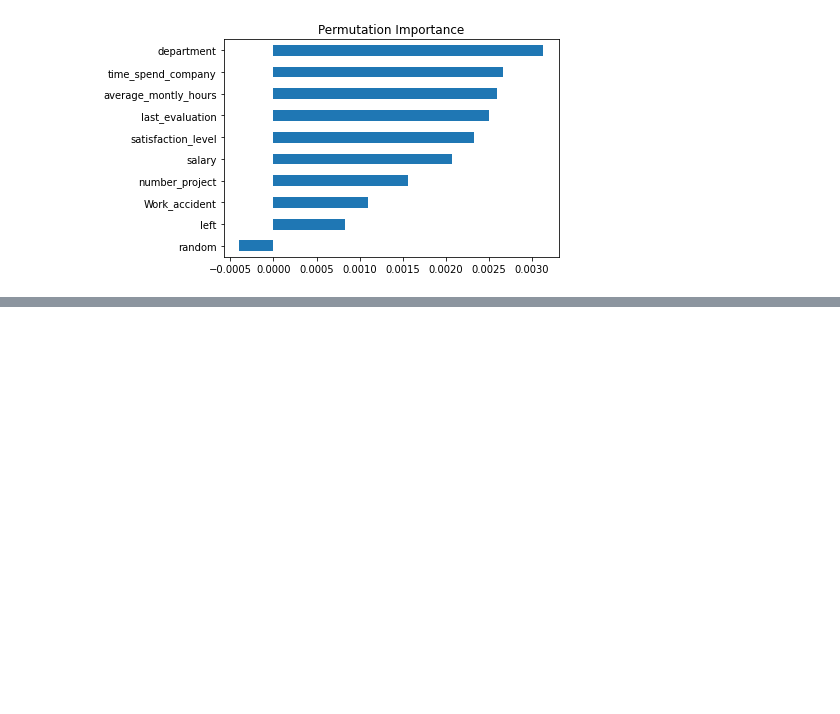
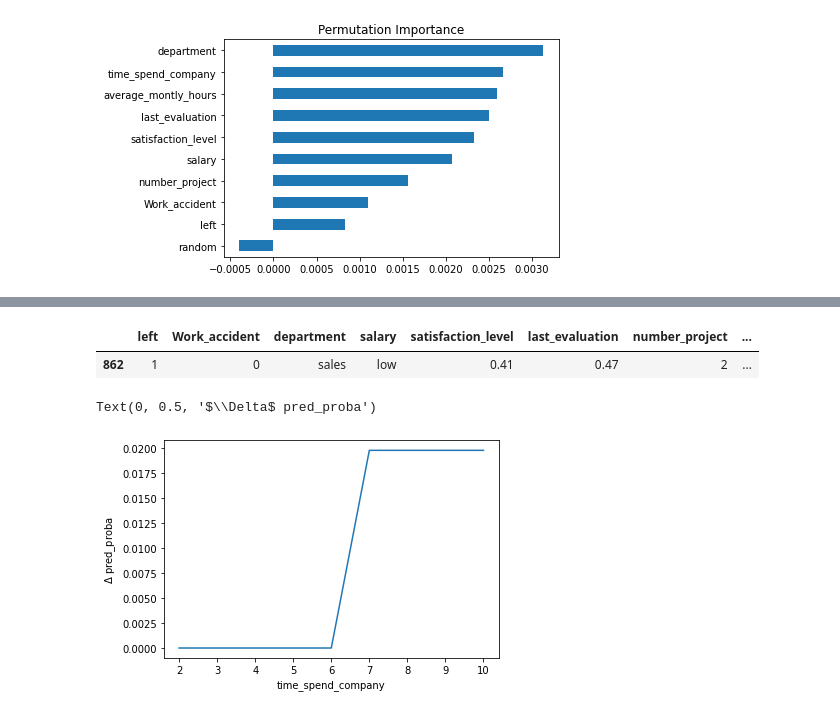
Before and after one commit to haylee94/Section-2_Project-, a Jupyter notebook: section2_project.ipynb, the cells around one changed output, grey strips where cells are left out. Drawn from its saved outputs; the diff is of its cells as text; code cells hidden in the pictures; blank space fills up the shorter version.

Commit message:
승진관련 PDP, ICE plot

```diff
--- a/section2_project.ipynb
+++ b/section2_project.ipynb
@@ -2620,0 +2668,20 @@ plt.show()
+# %%
+from category_encoders import OrdinalEncoder
+from sklearn.metrics import classification_report, roc_auc_score
+from xgboost import XGBClassifier
+
+encoder = OrdinalEncoder()
+X_train_encoded = encoder.fit_transform(X_train)  # 학습데이터
+X_val_encoded = encoder.transform(X_val)  # 검증데이터
+
+boosting = XGBClassifier(
+    n_estimators=1000,
+    objective="binary:logistic",  # default
+    learning_rate=0.2,
+    subsample=0.8,
+    colsample_bytree=0.8,
+)
+
+eval_set = [(X_train_encoded, y_train), (X_val_encoded, y_val)]
+
+boosting.fit(X_train_encoded, y_train, eval_set=eval_set, early_stopping_rounds=50)
@@ -2620,0 +2729,32 @@ plt.show()
+# %%
+# 검증데이터의 세번째 셋을 보자
+X_val.iloc[[3]]
+# %% [output]
+|  | left | Work_accident | department | salary | satisfaction_level | last_evaluation | number_project | ... |
+| 862 | 1 | 0 | sales | low | 0.41 | 0.47 | 2 | ... |
+# %%
+# 예측 양상의 변화를 확인하고자 하는 데이터를 가져옵니다.
+one_datapoint = X_val_encoded.iloc[[3]].copy()
+
+# 세 번째 데이터의 age 값을 데이터셋에 존재하는 최소 나이에서 최대 나이까지의 age값으로 바꿔볼 것입니다.
+test_range = range(X_val_encoded['time_spend_company'].min(), X_val_encoded['time_spend_company'].max() + 1)
+
+results = []
+
+for time_spend in test_range:
+    one_datapoint['time_spend_company'] = time_spend # time_spend_company값을 바꿔넣어 봅니다.
+    one_datapoint_pred_proba = boosting.predict_proba(one_datapoint)[
+        :, 1
+    ]  # 모델이 time_spend_company가 바뀐 데이터로부터 확률을 예측합니다.
+    results.append(one_datapoint_pred_proba.item())  # 각 확률을 리스트에 담아 둡니다.
+results = np.array(results)
+results -= results[0]  # 나이가 최소일 때 모델 예측 확률로부터의 변화값을 볼 것입니다.
+# %%
+import matplotlib.pyplot as plt
+
+plt.plot(test_range, results)
+plt.xlabel("time_spend_company")
+plt.ylabel("$\Delta$ pred_proba")
+# %% [output]
+Text(0, 0.5, '$\\Delta$ pred_proba')
+[figure, added]
```
Also changed, not shown: parts of 39 cells of this notebook.
